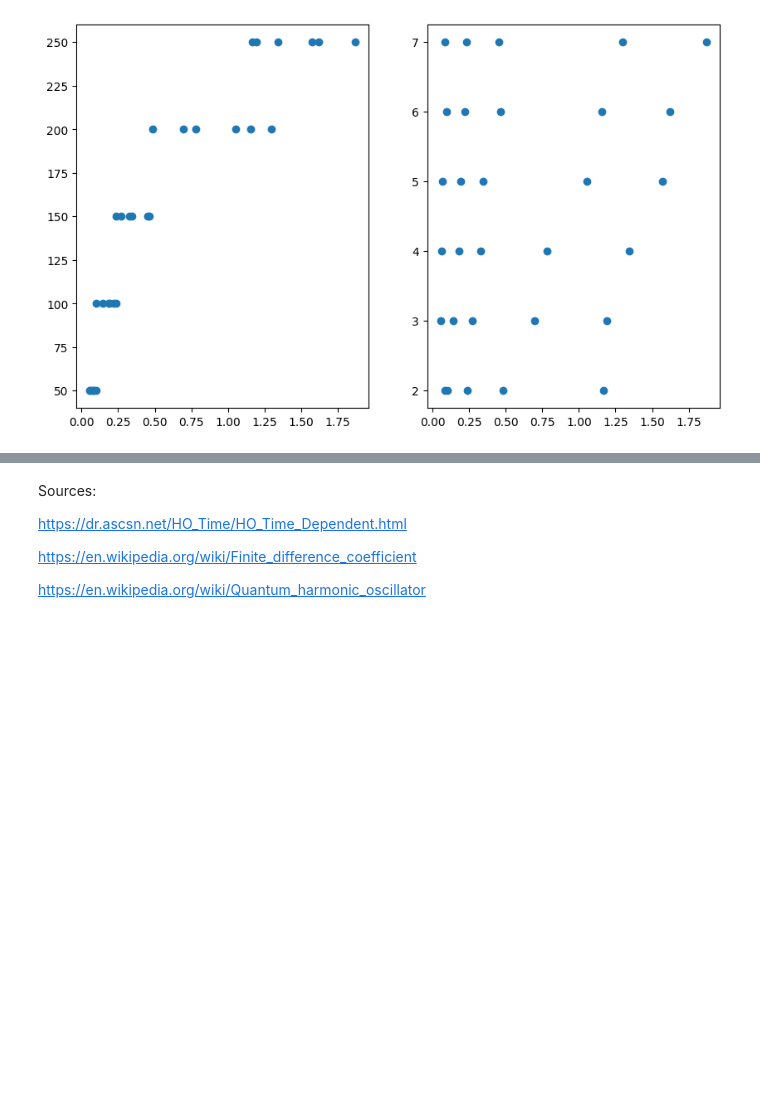
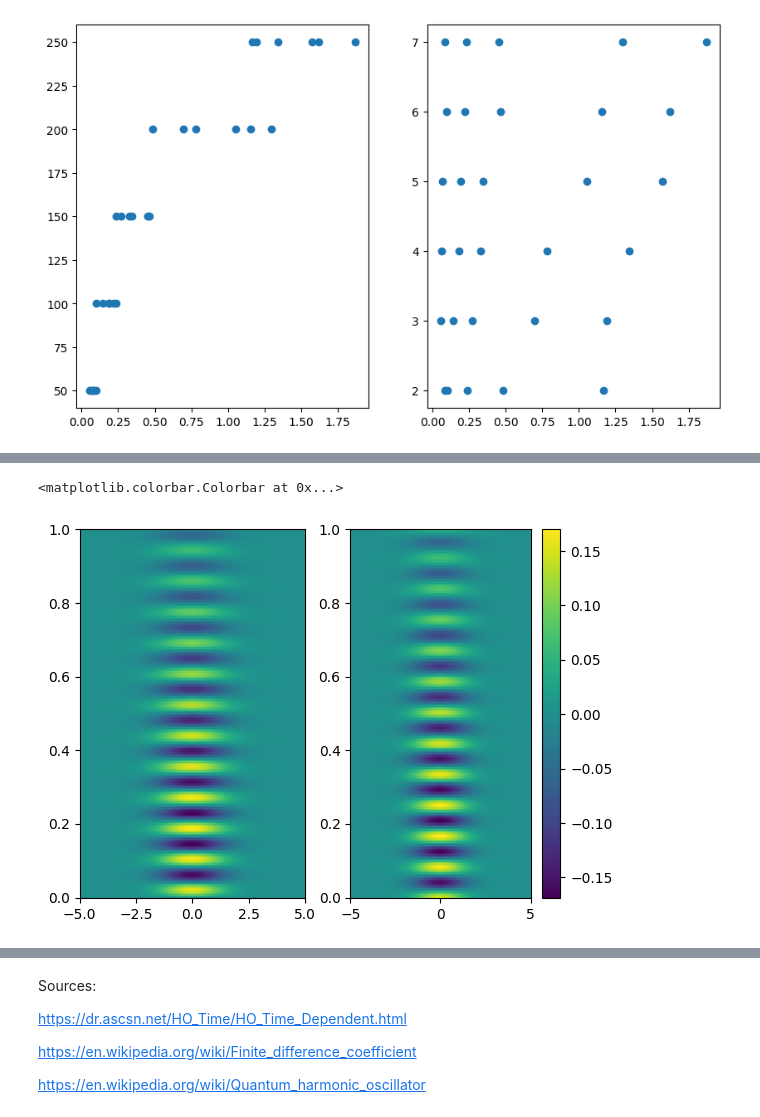
Before and after one commit to ascsn/wavefunction-dimensionality-reduction, a Jupyter notebook: QTE.ipynb, the cells around one changed output, grey strips where cells are left out. Drawn from its saved outputs; the diff is of its cells as text; code cells hidden in the pictures; blank space fills up the shorter version.

```diff
--- a/QTE.ipynb
+++ b/QTE.ipynb
@@ -415,0 +406,10 @@ while t <= t_max:
+# %%
+plt.subplot(1,2,1)
+#plt.pcolor(x_values, t, (mode.reshape(-1, 1).dot(dynamic.reshape(1, -1))).real.T)
+plt.pcolor(x_values, t, dmd.reconstructed_data.imag.T)
+plt.subplot(1,2,2)
+plt.pcolor(x_values, t, dmd.reconstructed_data.real.T)
+plt.colorbar()
+# %% [output]
+<matplotlib.colorbar.Colorbar at 0x...>
+[figure, added]
```
Also changed, not shown: parts of 12 cells of this notebook.
